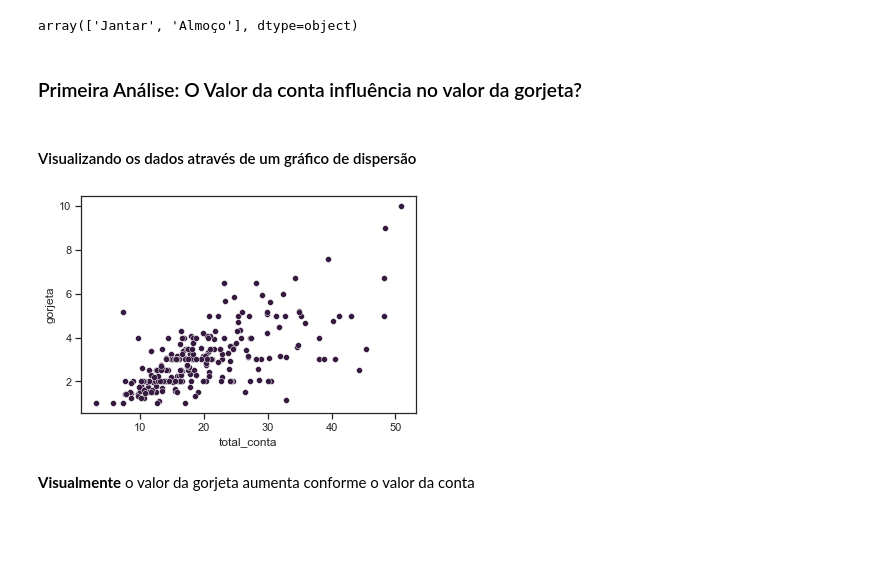
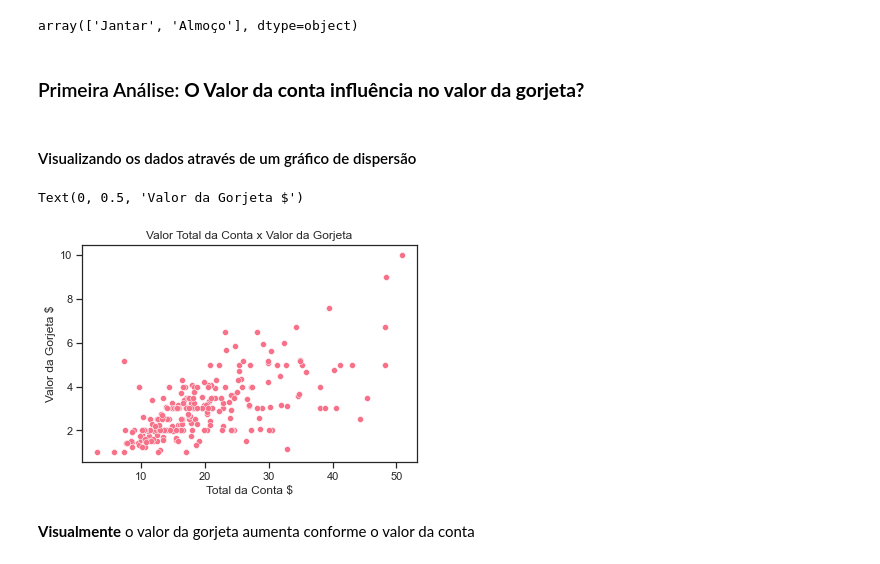
Before and after one commit to nsfoliveira/Projeto02_Gorjeta_EDAcomSeaborn, a Jupyter notebook: EDA_Gorjetas.ipynb, the cells around one changed output. Saved outputs shown, nothing was run; the diff lists cells and outputs as text; code cells hidden in the pictures; blank space fills up the shorter version.

```diff
--- a/EDA_Gorjetas.ipynb
+++ b/EDA_Gorjetas.ipynb
@@ -34,7 +34,7 @@ Requires: python-dateutil, pytz, numpy
 Required-by: statsmodels, seaborn
 # %%
 import seaborn as sns
-sns.set_theme(style="ticks", palette="rocket")#registrando tema
+sns.set_theme(style="ticks", palette="husl")#registrando tema
 !pip show seaborn
 # %% [output]
 Name: seaborn
@@ -168,14 +184,18 @@ gorjetas.hora_do_dia.unique()
 # %% [output]
 array(['Jantar', 'Almoço'], dtype=object)
 # %% [markdown]
-### Primeira Análise: O Valor da conta influência no valor da gorjeta?
+### Primeira Análise: <b>O Valor da conta influência no valor da gorjeta?</b>
 # %% [markdown]
 #### Visualizando os dados através de um gráfico de dispersão
 # %%
 # Gráfico 01: Valor Total da Conta x Valor da Gorjeta
 fig1 = sns.scatterplot(x='total_conta', y='gorjeta', data=gorjetas)
+fig1.set_title('Valor Total da Conta x Valor da Gorjeta')
+fig1.set_xlabel(xlabel='Total da Conta $')
+fig1.set_ylabel(ylabel='Valor da Gorjeta $')
 # %% [output]
+Text(0, 0.5, 'Valor da Gorjeta $')
-[figure, old version]
+[figure, new version]
 # %% [markdown]
 <b>Visualmente</b> o valor da gorjeta aumenta conforme o valor da conta
 # %% [markdown]
```
Also changed, not shown: parts of 18 cells of this notebook.
